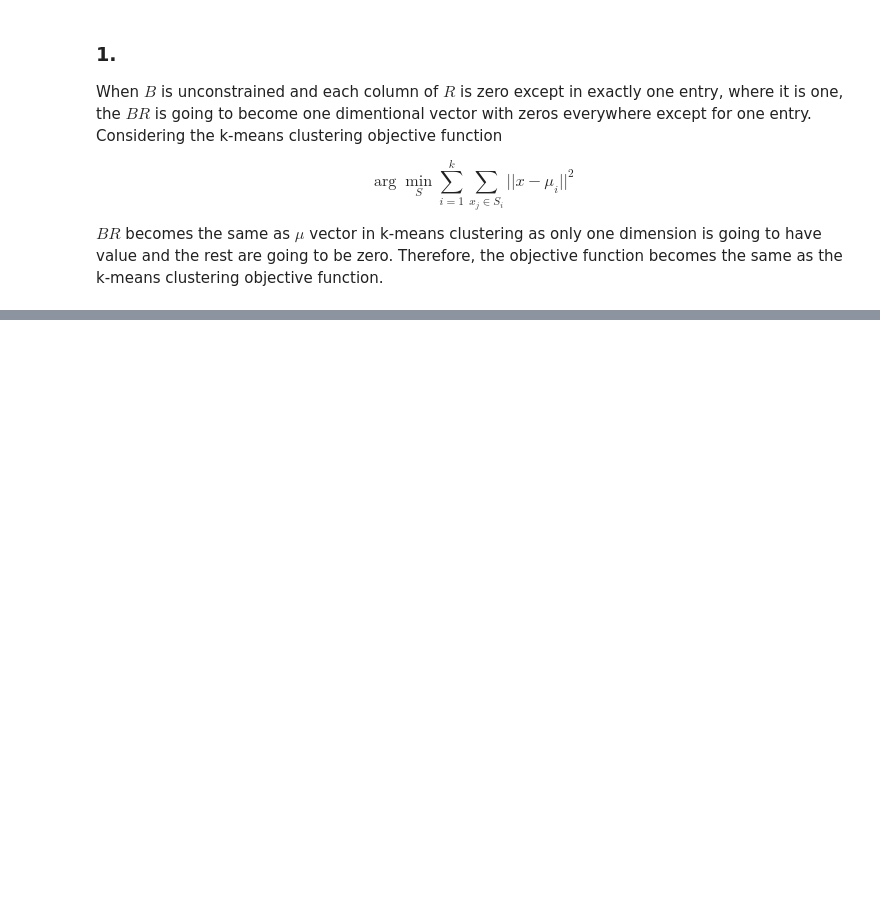
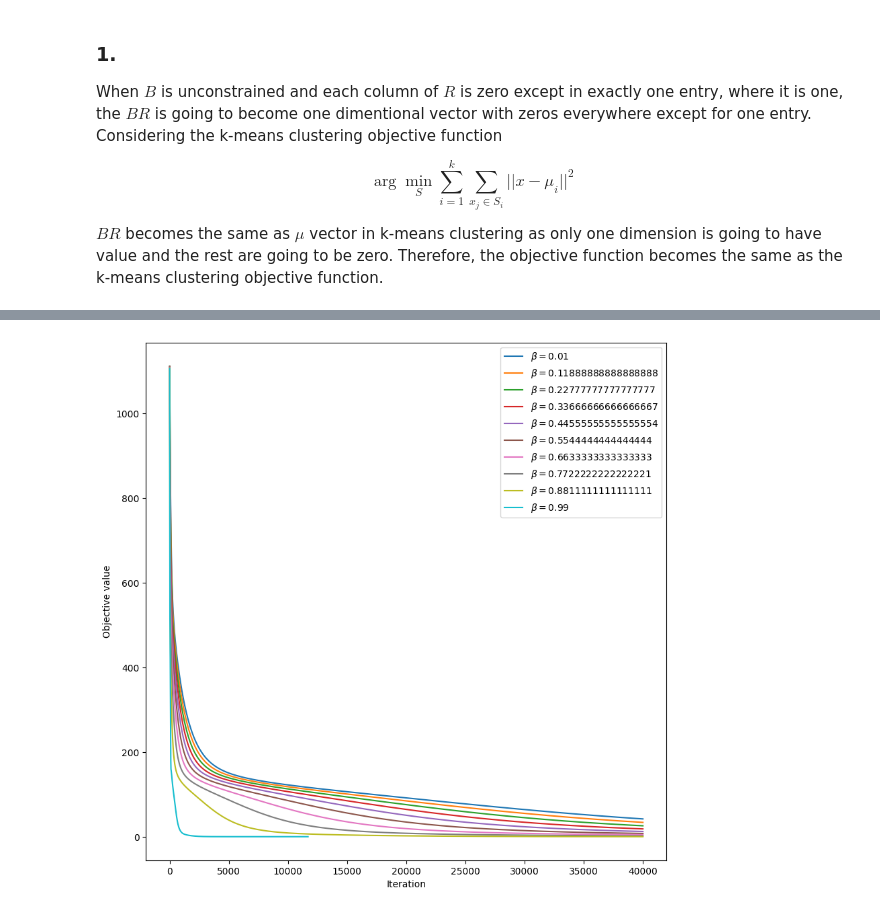
Before and after one commit to darkopetrov/DAT570_Continuous_optimization_in_data_science, a Jupyter notebook: Module_5/Notebook_5.ipynb, the cells around one changed output, grey strips where cells are left out. Saved outputs shown, nothing was run; the diff lists cells and outputs as text; code cells hidden in the pictures; blank space fills up the shorter version.

```diff
--- a/Module_5/Notebook_5.ipynb
+++ b/Module_5/Notebook_5.ipynb
@@ -363,0 +197,84 @@ Reconstruction Error (beta=0.99): 2.285183702559629e-05
+# %%
+import numpy as np
+import matplotlib.pyplot as plt
+
+def objective_func(b, r, X):
+    return (np.linalg.norm(X-(b @ r))**2)/2
+
+
+def proximal_gradient(B, R, X, beta, step_size, max_iter=40000):
+    obj_val = []
+    B_x = B.copy()
+    R_x = R.copy()
+    B_v = B.copy()
+    R_v = R.copy()
+    B_prev, R_prev = B, R
+
+
+    for t in range(max_iter):
+        E = np.dot(B, R) - X
+
+        # Compute gradients
+        dB = np.dot(E, R.T)
+        dR = np.dot(B.T, E)
+
+        B_x = B - step_size * dB
+        R_x = R - step_size * dR
+        # B_x = np.clip(B_x, 0, 1)
+        # R_x = np.clip(R_x, 0, 1)
+
+
+        B_v = B_x + beta * (B_x - B_prev)
+        R_v = R_x + beta * (R_x - R_prev)
+
+        if objective_func(B_x, R_x, X) <= objective_func(B_v, R_v, X):
+            B = B_x
+            R = R_x
+
+        else:
+            B = B_v
+            R = R_v
+
+
+        # B = np.clip(B, 0, 1)
+        # R = np.clip(R, 0, 1)
+        # Compute the objective value
+        obj_val.append(objective_func(B, R, X))
+
+        B_prev, R_prev = B_x, R_x
+        # Check for convergence
+        if t > 0 and np.abs(obj_val[-1] - obj_val[-2]) < 1e-10:
+            print(f'Converged at iteration {t}, for beta = {beta}')
+            break
+
+
+    return B, R, obj_val
+
+
+# Generate the true matrices B and R
+np.random.seed(2)
+B_true = np.random.choice([0, 1], size=(10, 20), p=[0.5, 0.5])
+R_true = np.random.uniform(0, 1, size=(20, 100))
+
+# Generate the observed matrix X
+X = B_true @ R_true
+
+# Initialize B and R randomly
+B_init = np.random.uniform(0, 1, size=(10, 20))
+R_init = np.random.uniform(0, 1, size=(20, 100))
+
+# betas = [0.01, 0.1, 0.5, 0.9, 0.99]
+betas = np.linspace(0.01,0.99,10)
+
+plt.figure(figsize=(10, 10))
+for beta in betas:
+    # Run the proximal gradient method
+    B_est, R_est, losses = proximal_gradient(B_init, R_init, X, beta, step_size=1e-5)
+
+    # Plot the convergence of the algorithm
+    plt.plot(losses)
+    plt.xlabel('Iteration')
+    plt.ylabel('Objective value')
+plt.legend([f'$\\beta = {beta}$' for beta in betas])
+plt.show()
+# %% [output]
@@ -363,0 +282 @@ Reconstruction Error (beta=0.99): 2.285183702559629e-05
+[figure, added]
```
Also changed, not shown: parts of 10 cells of this notebook.
